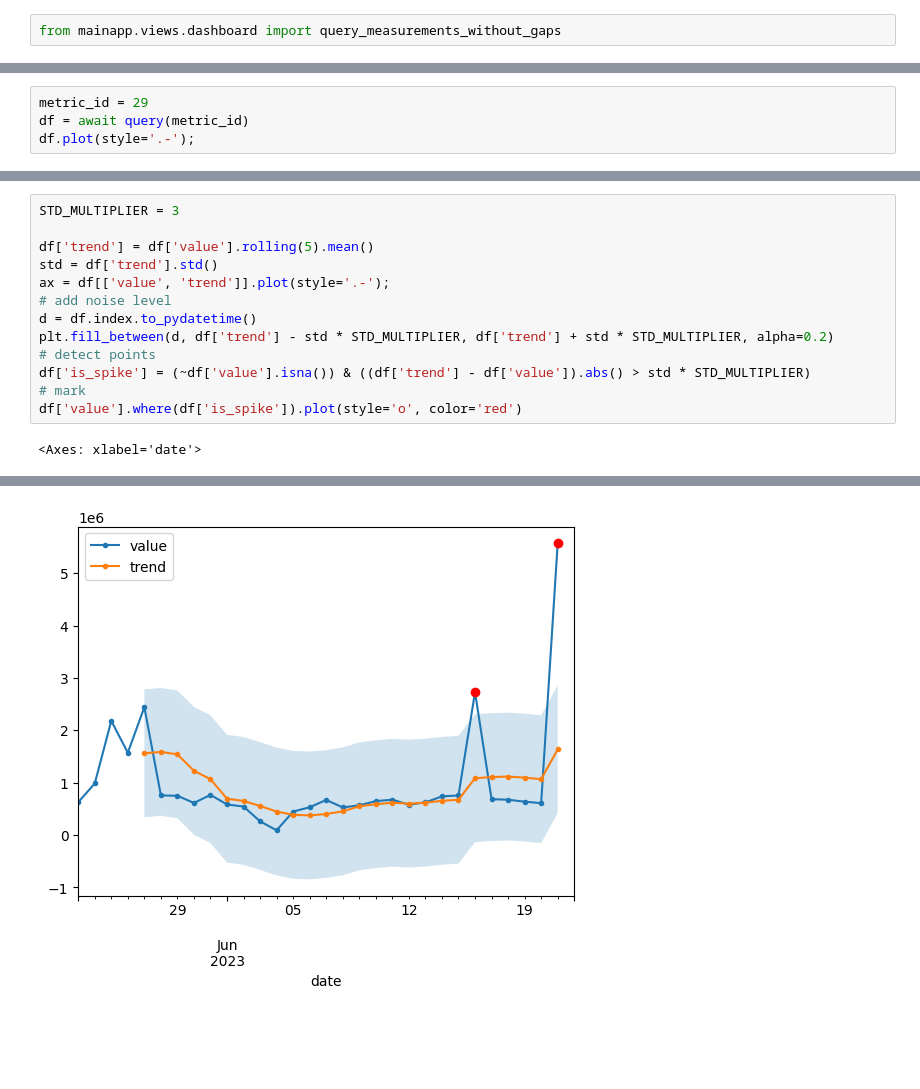
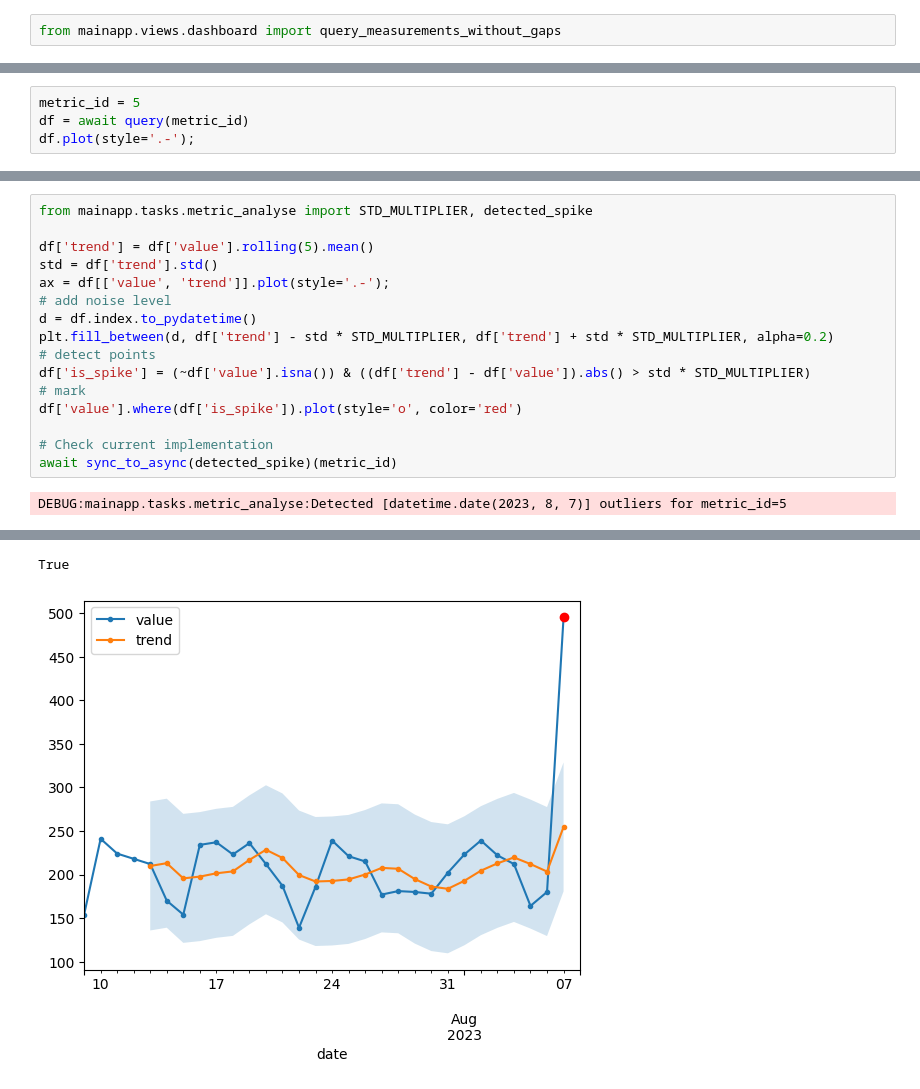
Before and after one commit to corradio/polynomial, a Jupyter notebook: notebooks/spike_detection.ipynb, the cells around one changed output, grey strips where cells are left out. Cells and saved outputs as stored; diff of their text form; blank space fills up the shorter version.

Commit message:
Repair notebook, additional logging for spike detection, fix typo in invitation email

```diff
--- a/notebooks/spike_detection.ipynb
+++ b/notebooks/spike_detection.ipynb
@@ -24,7 +28,7 @@ def query(metric_id):
     df.index = pd.to_datetime(df.index)
     return df
 # %%
-metric_id = 29
+metric_id = 5
 df = await query(metric_id)
 df.plot(style='.-');
 # %% [output]
@@ -32,5 +36,5 @@ df.plot(style='.-');
 # %%
-STD_MULTIPLIER = 3
+from mainapp.tasks.metric_analyse import STD_MULTIPLIER, detected_spike
 
 df['trend'] = df['value'].rolling(5).mean()
 std = df['trend'].std()
@@ -42,5 +46,8 @@ plt.fill_between(d, df['trend'] - std * STD_MULTIPLIER, df['trend'] + std * STD_
 df['is_spike'] = (~df['value'].isna()) & ((df['trend'] - df['value']).abs() > std * STD_MULTIPLIER)
 # mark
 df['value'].where(df['is_spike']).plot(style='o', color='red')
+
+# Check current implementation
+await sync_to_async(detected_spike)(metric_id)
 # %% [output]
-<Axes: xlabel='date'>
+DEBUG:mainapp.tasks.metric_analyse:Detected [datetime.date(2023, 8, 7)] outliers for metric_id=5
@@ -47,4 +71,5 @@ df['value'].where(df['is_spike']).plot(style='o', color='red')
+True
-[figure, old version]
+[figure, new version]
 # %%
 # Verify it is the last point
 import decimal
```
Also changed, not shown: parts of 6 cells of this notebook, 5 other files.
